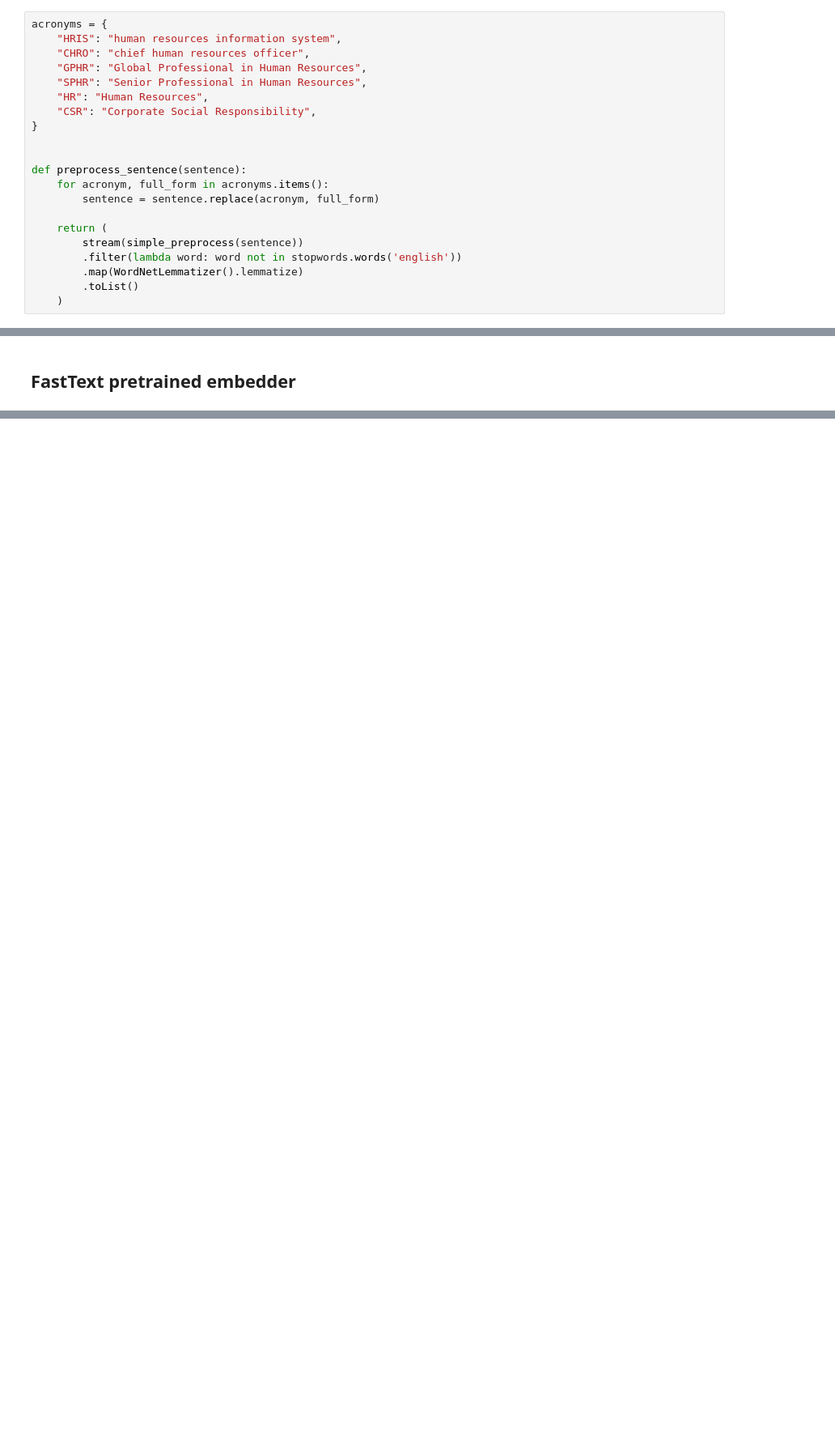
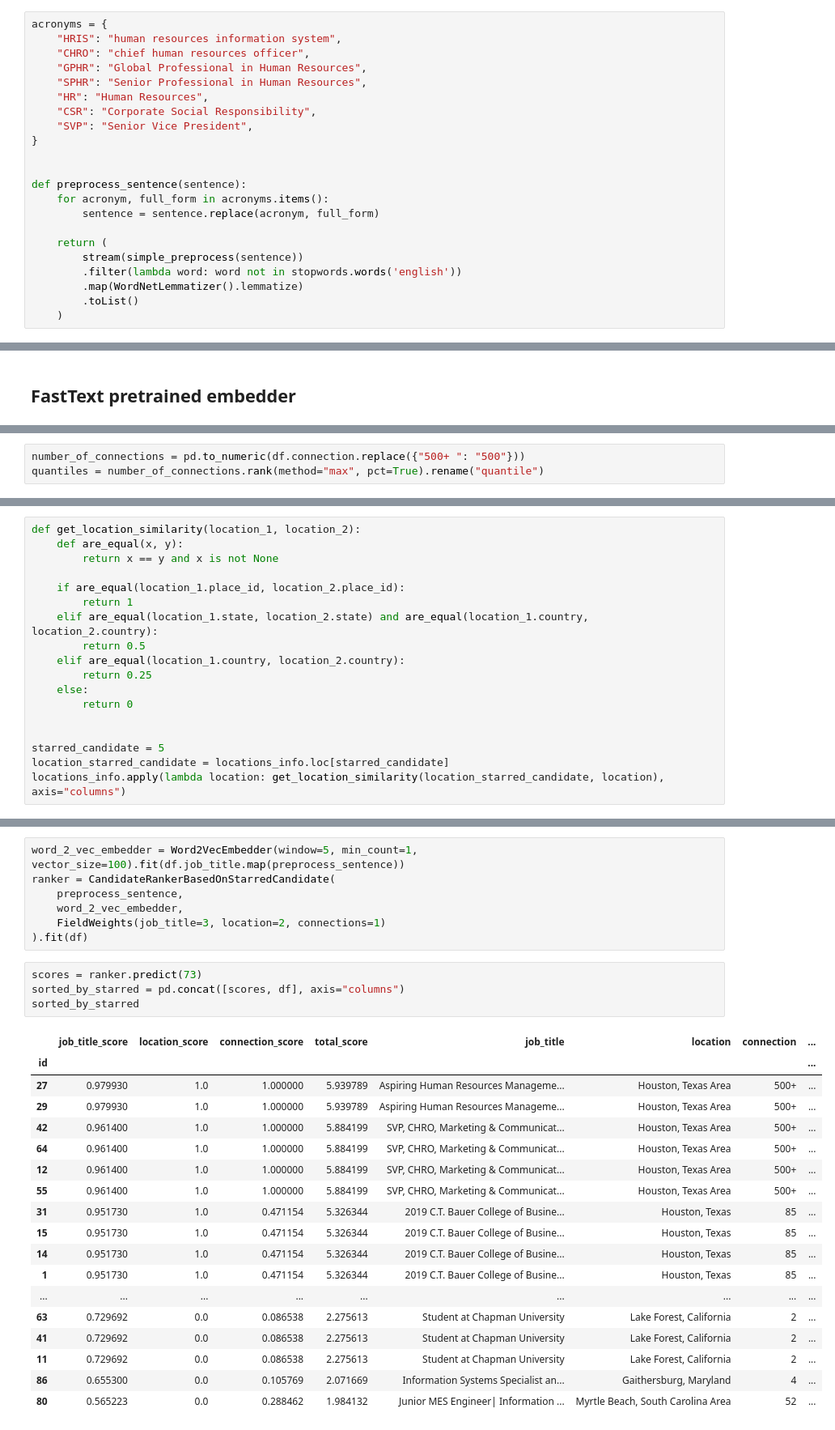
Before and after one commit to rubchume/JI1plyjVHBDJZ5ZM, a Jupyter notebook: DataExploration.ipynb, the cells around one changed output, grey strips where cells are left out. Shown at 81% size. Saved outputs shown, nothing was run; the diff lists cells and outputs as text; blank space fills up the shorter version.

Commit message:
Sort list by similarity to starred candidate

```diff
--- a/DataExploration.ipynb
+++ b/DataExploration.ipynb
@@ -51,6 +55,7 @@ acronyms = {
     "SPHR": "Senior Professional in Human Resources",
     "HR": "Human Resources",
     "CSR": "Corporate Social Responsibility",
+    "SVP": "Senior Vice President",
 }
 
 
@@ -254,0 +265,3 @@ fast_text_ranker.predict("seeking human resources").head()
+# %%
+number_of_connections = pd.to_numeric(df.connection.replace({"500+ ": "500"}))
+quantiles = number_of_connections.rank(method="max", pct=True).rename("quantile")
@@ -254,0 +309,18 @@ fast_text_ranker.predict("seeking human resources").head()
+# %%
+def get_location_similarity(location_1, location_2):
+    def are_equal(x, y):
+        return x == y and x is not None
+
+    if are_equal(location_1.place_id, location_2.place_id):
+        return 1
+    elif are_equal(location_1.state, location_2.state) and are_equal(location_1.country, location_2.country):
+        return 0.5
+    elif are_equal(location_1.country, location_2.country):
+        return 0.25
+    else:
+        return 0
+
+
+starred_candidate = 5
+location_starred_candidate = locations_info.loc[starred_candidate]
+locations_info.apply(lambda location: get_location_similarity(location_starred_candidate, location), axis="columns")
@@ -254,0 +453,30 @@ fast_text_ranker.predict("seeking human resources").head()
+# %%
+word_2_vec_embedder = Word2VecEmbedder(window=5, min_count=1, vector_size=100).fit(df.job_title.map(preprocess_sentence))
+ranker = CandidateRankerBasedOnStarredCandidate(
+    preprocess_sentence,
+    word_2_vec_embedder,
+    FieldWeights(job_title=3, location=2, connections=1)
+).fit(df)
+# %%
+scores = ranker.predict(73)
+sorted_by_starred = pd.concat([scores, df], axis="columns")
+sorted_by_starred
+# %% [output]
+|  | job_title_score | location_score | connection_score | total_score | job_title | location | connection | ... |
+| id |  |  |  |  |  |  |  | ... |
+| 27 | 0.979930 | 1.0 | 1.000000 | 5.939789 | Aspiring Human Resources Manageme... | Houston, Texas Area | 500+ | ... |
+| 29 | 0.979930 | 1.0 | 1.000000 | 5.939789 | Aspiring Human Resources Manageme... | Houston, Texas Area | 500+ | ... |
+| 42 | 0.961400 | 1.0 | 1.000000 | 5.884199 | SVP, CHRO, Marketing & Communicat... | Houston, Texas Area | 500+ | ... |
+| 64 | 0.961400 | 1.0 | 1.000000 | 5.884199 | SVP, CHRO, Marketing & Communicat... | Houston, Texas Area | 500+ | ... |
+| 12 | 0.961400 | 1.0 | 1.000000 | 5.884199 | SVP, CHRO, Marketing & Communicat... | Houston, Texas Area | 500+ | ... |
+| 55 | 0.961400 | 1.0 | 1.000000 | 5.884199 | SVP, CHRO, Marketing & Communicat... | Houston, Texas Area | 500+ | ... |
+| 31 | 0.951730 | 1.0 | 0.471154 | 5.326344 | 2019 C.T. Bauer College of Busine... | Houston, Texas | 85 | ... |
+| 15 | 0.951730 | 1.0 | 0.471154 | 5.326344 | 2019 C.T. Bauer College of Busine... | Houston, Texas | 85 | ... |
+| 14 | 0.951730 | 1.0 | 0.471154 | 5.326344 | 2019 C.T. Bauer College of Busine... | Houston, Texas | 85 | ... |
+| 1 | 0.951730 | 1.0 | 0.471154 | 5.326344 | 2019 C.T. Bauer College of Busine... | Houston, Texas | 85 | ... |
+| ... | ... | ... | ... | ... | ... | ... | ... | ... |
+| 63 | 0.729692 | 0.0 | 0.086538 | 2.275613 | Student at Chapman University | Lake Forest, California | 2 | ... |
+| 41 | 0.729692 | 0.0 | 0.086538 | 2.275613 | Student at Chapman University | Lake Forest, California | 2 | ... |
+| 11 | 0.729692 | 0.0 | 0.086538 | 2.275613 | Student at Chapman University | Lake Forest, California | 2 | ... |
+| 86 | 0.655300 | 0.0 | 0.105769 | 2.071669 | Information Systems Specialist an... | Gaithersburg, Maryland | 4 | ... |
+| 80 | 0.565223 | 0.0 | 0.288462 | 1.984132 | Junior MES Engineer| Information ... | Myrtle Beach, South Carolina Area | 52 | ... |
```
Also changed, not shown: parts of 17 cells of this notebook, 2 other files.
